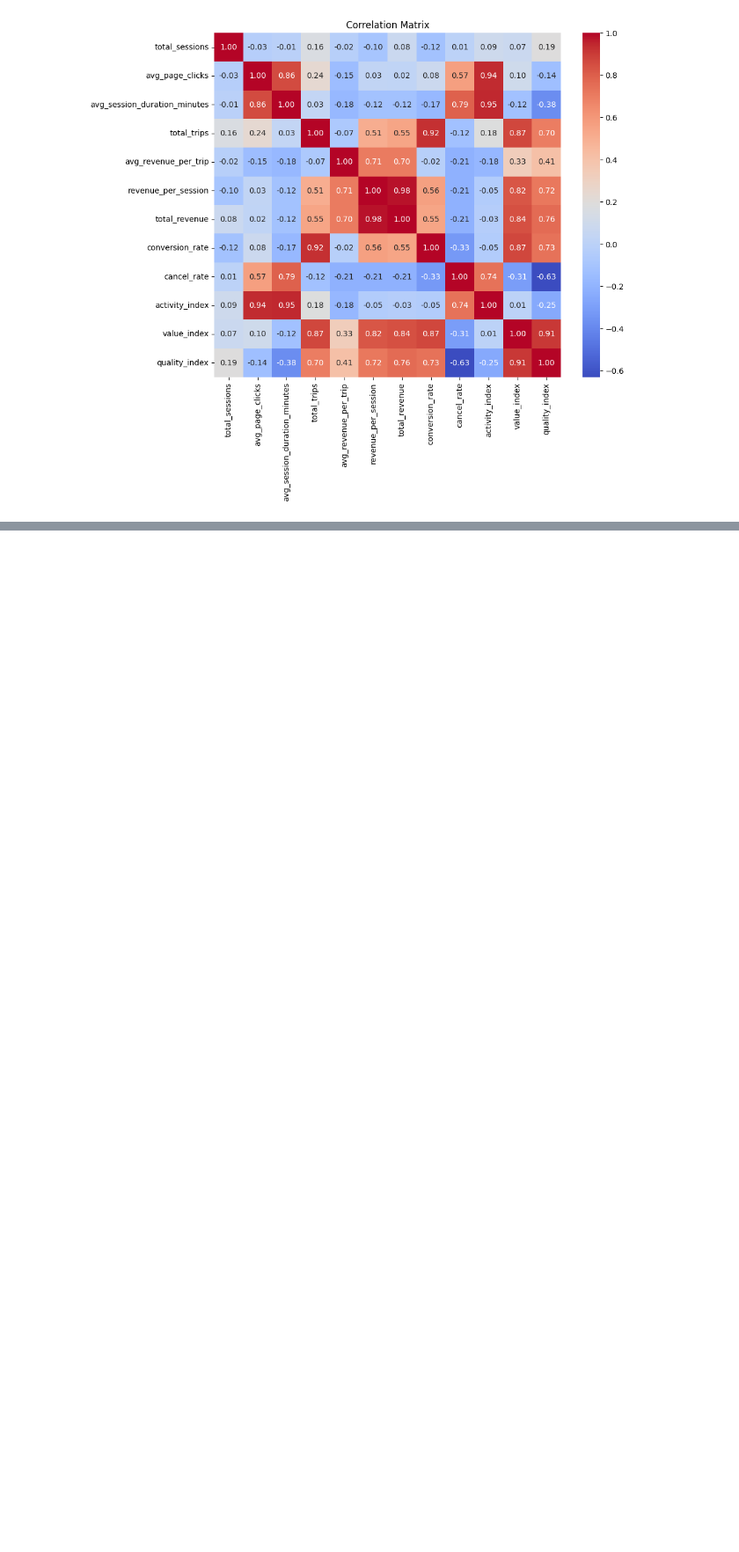
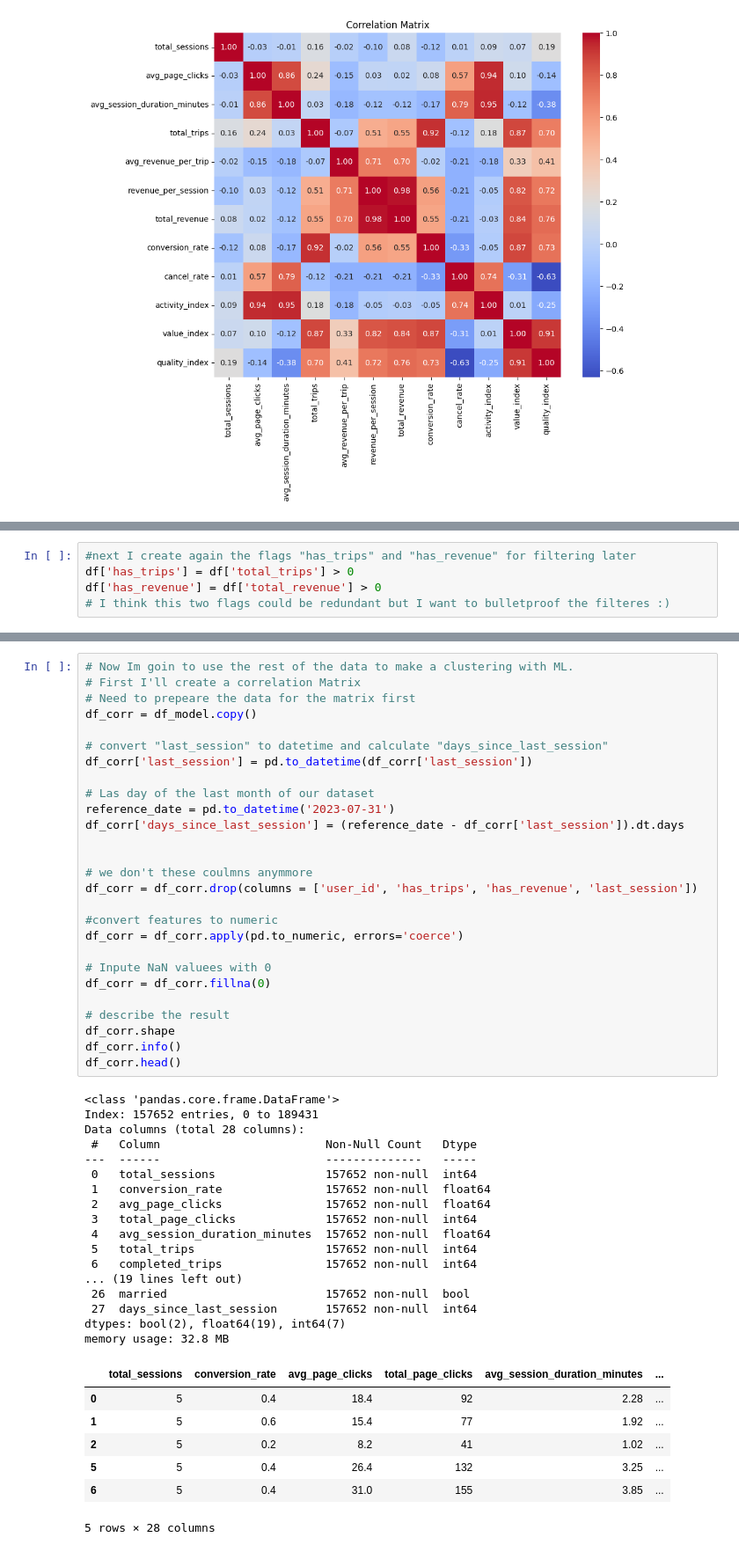
Before and after one commit to adrianmrizo/Client-Segmentation-Analysis, a Jupyter notebook: Adrian_Travel_Tide_Mastery_Project.ipynb, the cells around one changed output, grey strips where cells are left out. Shown at 88% size. Drawn from its saved outputs; the diff is of its cells as text; blank space fills up the shorter version.

```diff
--- a/Adrian_Travel_Tide_Mastery_Project.ipynb
+++ b/Adrian_Travel_Tide_Mastery_Project.ipynb
@@ -835,0 +819,5 @@ A strong correlation exist between many features and indices. I'll recalculate t
+# %%
+#next I create again the flags "has_trips" and "has_revenue" for filtering later
+df['has_trips'] = df['total_trips'] > 0
+df['has_revenue'] = df['total_revenue'] > 0
+# I think this two flags could be redundant but I want to bulletproof the filteres :)
@@ -835,0 +950,52 @@ A strong correlation exist between many features and indices. I'll recalculate t
+# %%
+# Now Im goin to use the rest of the data to make a clustering with ML.
+# First I'll create a correlation Matrix
+# Need to prepeare the data for the matrix first
+df_corr = df_model.copy()
+
+# convert "last_session" to datetime and calculate "days_since_last_session"
+df_corr['last_session'] = pd.to_datetime(df_corr['last_session'])
+
+# Las day of the last month of our dataset
+reference_date = pd.to_datetime('2023-07-31')
+df_corr['days_since_last_session'] = (reference_date - df_corr['last_session']).dt.days
+
+
+# we don't these coulmns anymmore
+df_corr = df_corr.drop(columns = ['user_id', 'has_trips', 'has_revenue', 'last_session'])
+
+#convert features to numeric
+df_corr = df_corr.apply(pd.to_numeric, errors='coerce')
+
+# Inpute NaN valuees with 0
+df_corr = df_corr.fillna(0)
+
+# describe the result
+df_corr.shape
+df_corr.info()
+df_corr.head()
+# %% [output]
+<class 'pandas.core.frame.DataFrame'>
+Index: 157652 entries, 0 to 189431
+Data columns (total 28 columns):
+ #   Column                        Non-Null Count   Dtype
+---  ------                        --------------   -----
+ 0   total_sessions                157652 non-null  int64
+ 1   conversion_rate               157652 non-null  float64
+ 2   avg_page_clicks               157652 non-null  float64
+ 3   total_page_clicks             157652 non-null  int64
+ 4   avg_session_duration_minutes  157652 non-null  float64
+ 5   total_trips                   157652 non-null  int64
+ 6   completed_trips               157652 non-null  int64
+... (19 lines left out)
+ 26  married                       157652 non-null  bool
+ 27  days_since_last_session       157652 non-null  int64
+dtypes: bool(2), float64(19), int64(7)
+memory usage: 32.8 MB
+|  | total_sessions | conversion_rate | avg_page_clicks | total_page_clicks | avg_session_duration_minutes | ... |
+| 0 | 5 | 0.4 | 18.4 | 92 | 2.28 | ... |
+| 1 | 5 | 0.6 | 15.4 | 77 | 1.92 | ... |
+| 2 | 5 | 0.2 | 8.2 | 41 | 1.02 | ... |
+| 5 | 5 | 0.4 | 26.4 | 132 | 3.25 | ... |
+| 6 | 5 | 0.4 | 31.0 | 155 | 3.85 | ... |
+5 rows × 28 columns
```
Also changed, not shown: parts of 28 cells of this notebook.
